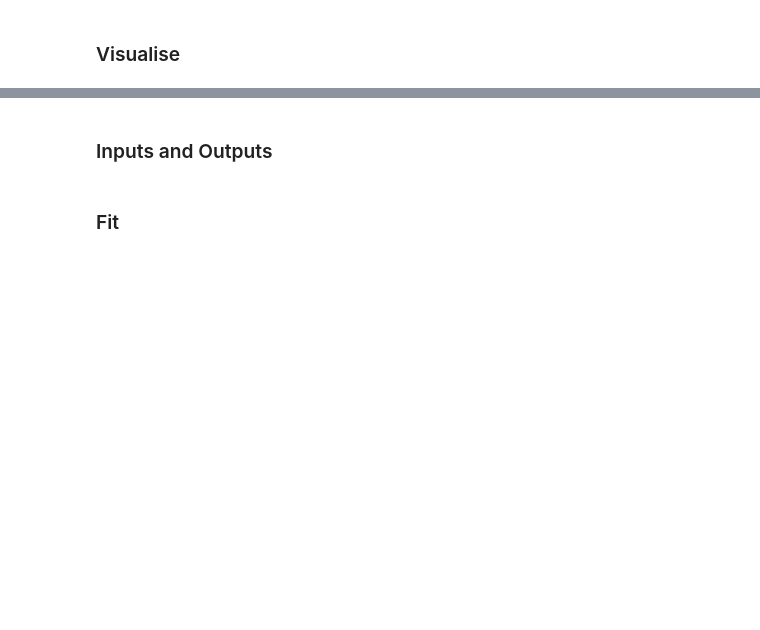
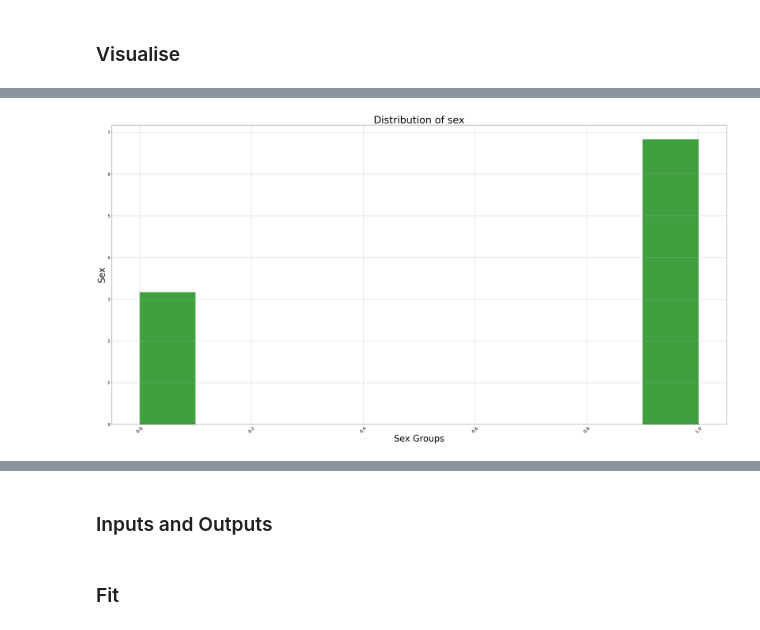
Before and after one commit to Trishmcc/Synthesised_Dataset, a Jupyter notebook: Synthesised_Dataset.ipynb, the cells around one changed output, grey strips where cells are left out. Saved outputs shown, nothing was run; the diff lists cells and outputs as text; code cells hidden in the pictures; blank space fills up the shorter version.

```diff
--- a/Synthesised_Dataset.ipynb
+++ b/Synthesised_Dataset.ipynb
@@ -87,0 +180,15 @@ sns.pairplot(df, hue='class')
+# %%
+plt.rcParams["figure.figsize"] = (50,25)
+X = heart_data['sex'].to_numpy()
+
+
+n, bins, patches = plt.hist(X, 10, density=True, facecolor='g', alpha=0.75)
+plt.xlabel("Sex Groups",fontsize=40)
+plt.ylabel("Sex",fontsize=40)
+plt.title("Distribution of sex", fontsize=45)
+plt.xticks(fontsize=20, rotation=45)
+plt.yticks(fontsize=20)
+plt.grid(True)
+plt.show()
+# %% [output]
+[figure, added]
```
Also changed, not shown: parts of 28 cells of this notebook, 1 other file.
